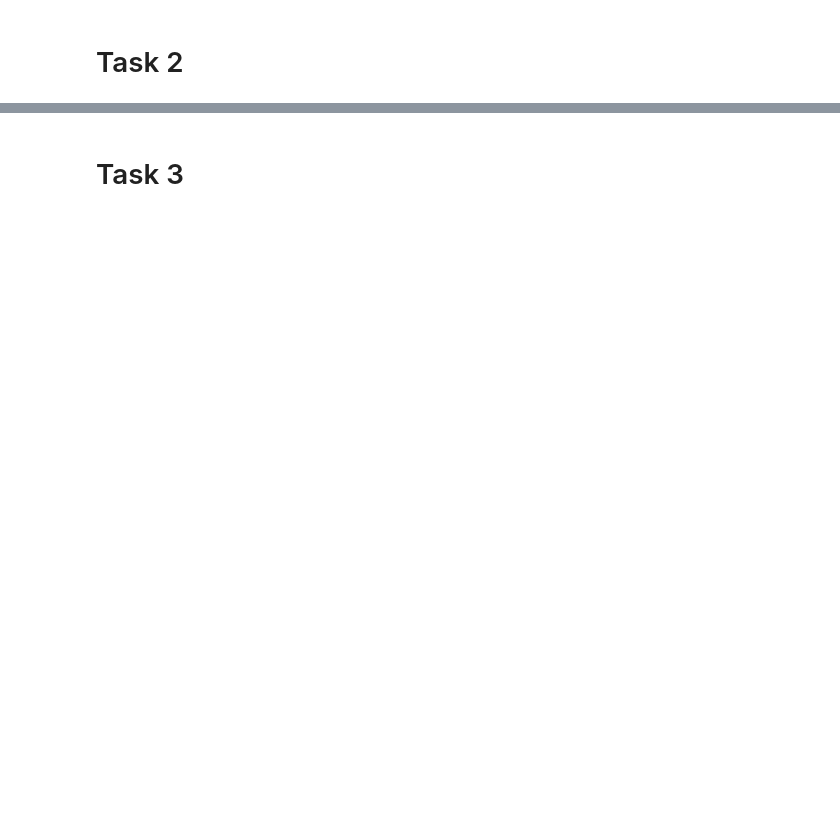
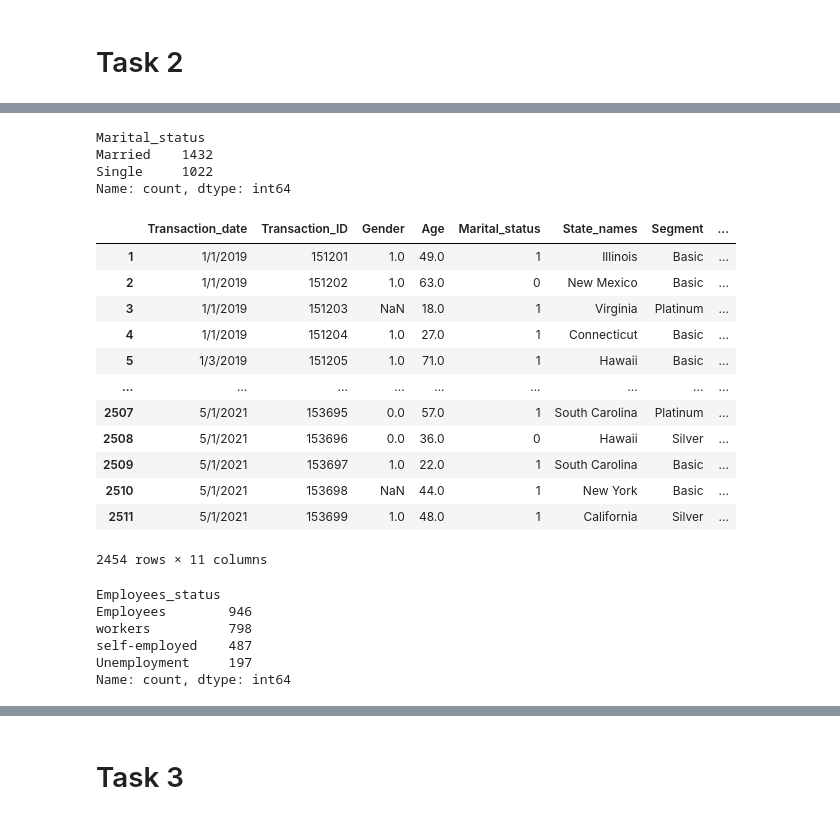
Before and after one commit to shehryarrashid/Data-Driven-AI, a Jupyter notebook: Exploratory-Data-Analysis/worksheet.ipynb, the cells around one changed output, grey strips where cells are left out. Drawn from its saved outputs; the diff is of its cells as text; code cells hidden in the pictures; blank space fills up the shorter version.

```diff
--- a/Exploratory-Data-Analysis/worksheet.ipynb
+++ b/Exploratory-Data-Analysis/worksheet.ipynb
@@ -111,0 +221,33 @@ dtype: int64
+# %%
+df['Marital_status'].value_counts()
+# %% [output]
+Marital_status
+Married    1432
+Single     1022
+Name: count, dtype: int64
+# %%
+df['Marital_status'] = df['Marital_status'].replace({'Married' : 0, 'Single' : 1})
+df
+# %% [output]
+|  | Transaction_date | Transaction_ID | Gender | Age | Marital_status | State_names | Segment | ... |
+| 1 | 1/1/2019 | 151201 | 1.0 | 49.0 | 1 | Illinois | Basic | ... |
+| 2 | 1/1/2019 | 151202 | 1.0 | 63.0 | 0 | New Mexico | Basic | ... |
+| 3 | 1/1/2019 | 151203 | NaN | 18.0 | 1 | Virginia | Platinum | ... |
+| 4 | 1/1/2019 | 151204 | 1.0 | 27.0 | 1 | Connecticut | Basic | ... |
+| 5 | 1/3/2019 | 151205 | 1.0 | 71.0 | 1 | Hawaii | Basic | ... |
+| ... | ... | ... | ... | ... | ... | ... | ... | ... |
+| 2507 | 5/1/2021 | 153695 | 0.0 | 57.0 | 1 | South Carolina | Platinum | ... |
+| 2508 | 5/1/2021 | 153696 | 0.0 | 36.0 | 0 | Hawaii | Silver | ... |
+| 2509 | 5/1/2021 | 153697 | 1.0 | 22.0 | 1 | South Carolina | Basic | ... |
+| 2510 | 5/1/2021 | 153698 | NaN | 44.0 | 1 | New York | Basic | ... |
+| 2511 | 5/1/2021 | 153699 | 1.0 | 48.0 | 1 | California | Silver | ... |
+2454 rows × 11 columns
+# %%
+df['Employees_status'].value_counts()
+# %% [output]
+Employees_status
+Employees        946
+workers          798
+self-employed    487
+Unemployment     197
+Name: count, dtype: int64
```
Also changed, not shown: parts of 42 cells of this notebook, 1 other file.
